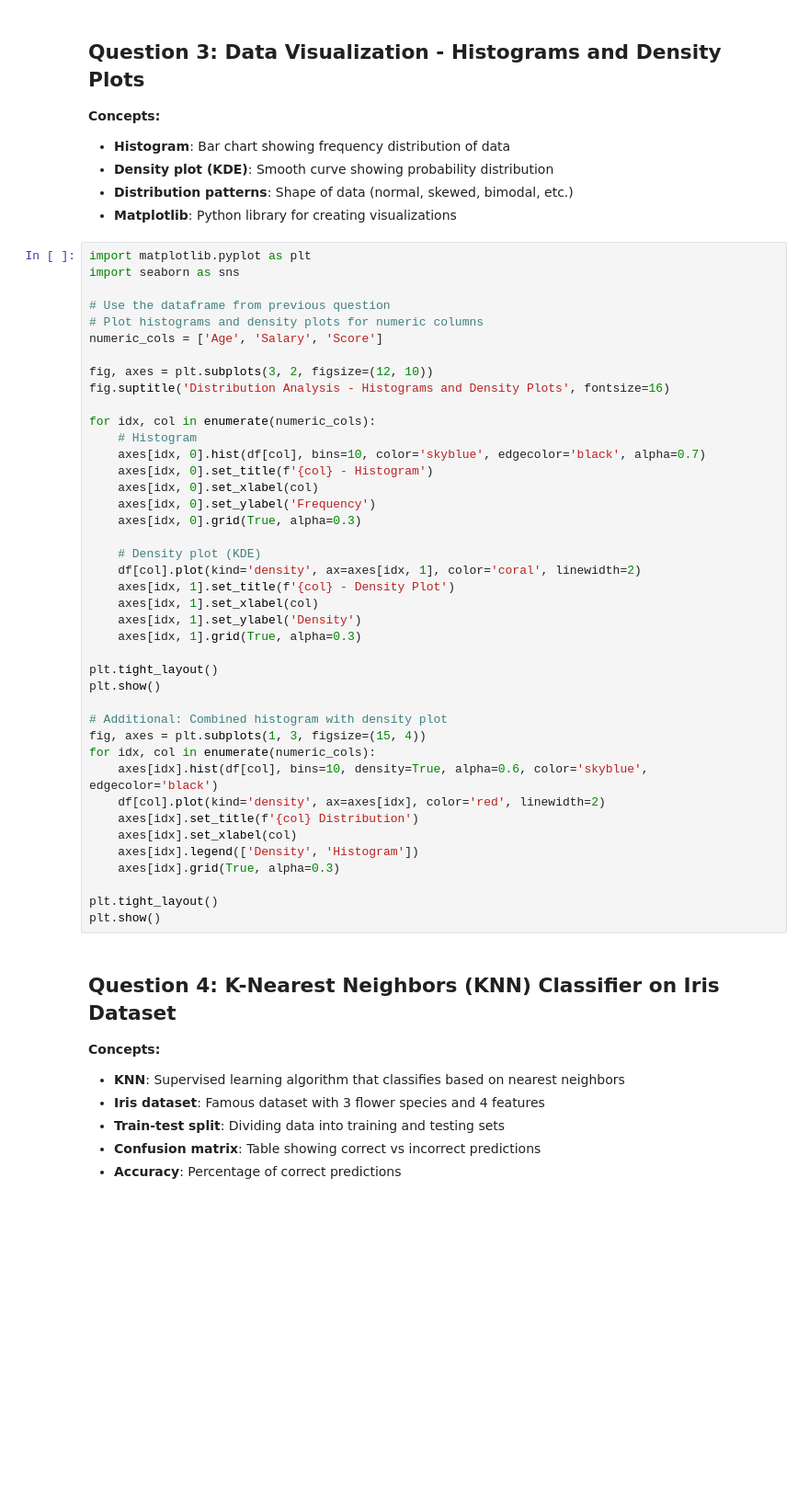
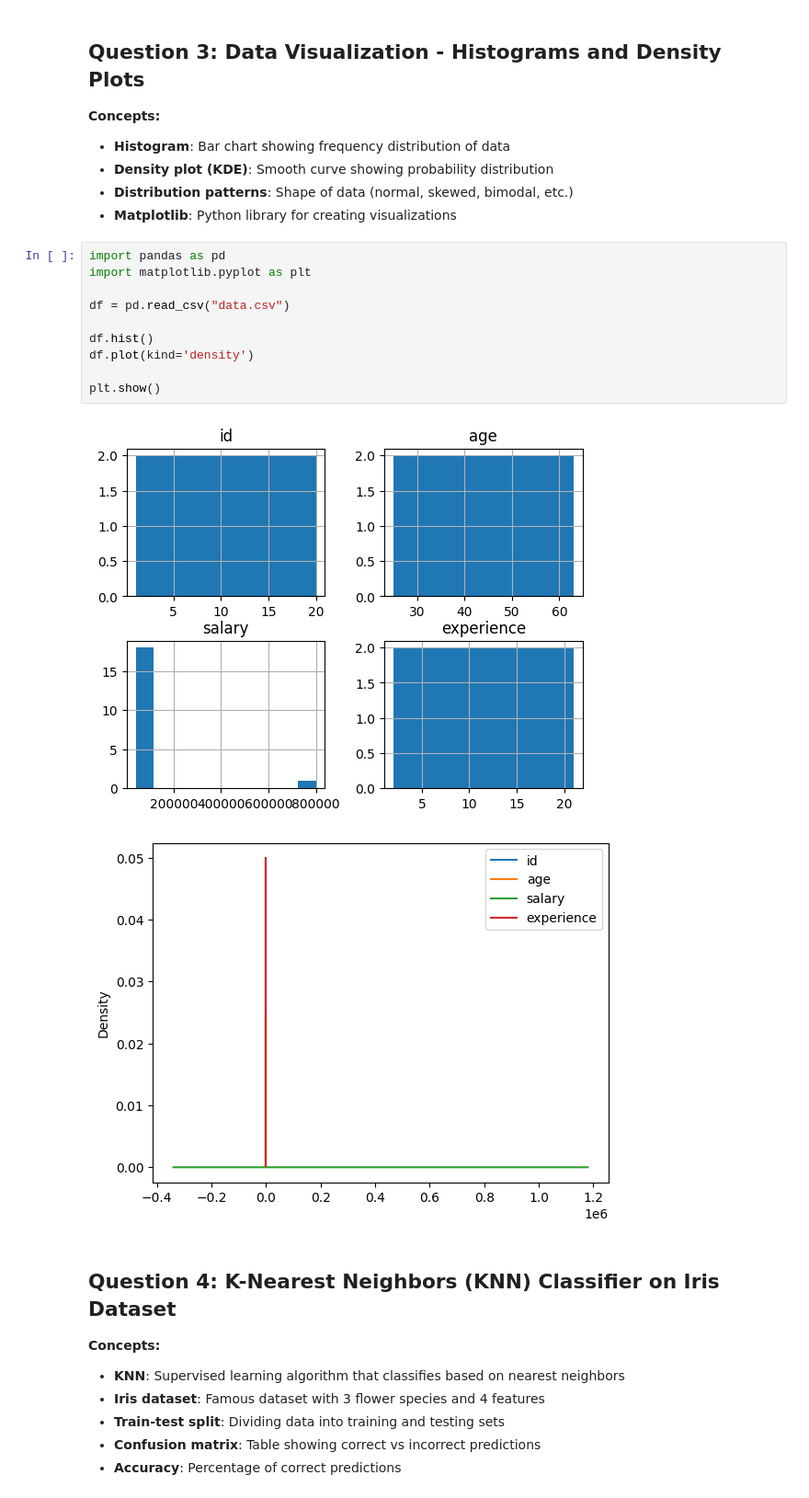
Before and after one commit to JagadeeswarJ/MDS-Lab, a Jupyter notebook: lab_exams/set-1.ipynb, the cells around one changed output. Shown: that part at 92% size. Cells and saved outputs as stored; diff of their text form; blank space fills up the shorter version.

```diff
--- a/lab_exams/set-1.ipynb
+++ b/lab_exams/set-1.ipynb
@@ -116,46 +84,18 @@ print(df.describe())
 - **Distribution patterns**: Shape of data (normal, skewed, bimodal, etc.)
 - **Matplotlib**: Python library for creating visualizations
 # %%
+import pandas as pd
 import matplotlib.pyplot as plt
-import seaborn as sns
 
-# Use the dataframe from previous question
-# Plot histograms and density plots for numeric columns
-numeric_cols = ['Age', 'Salary', 'Score']
+df = pd.read_csv("data.csv")
 
-fig, axes = plt.subplots(3, 2, figsize=(12, 10))
-fig.suptitle('Distribution Analysis - Histograms and Density Plots', fontsize=16)
+df.hist()
+df.plot(kind='density')
 
-for idx, col in enumerate(numeric_cols):
-    # Histogram
-    axes[idx, 0].hist(df[col], bins=10, color='skyblue', edgecolor='black', alpha=0.7)
-    axes[idx, 0].set_title(f'{col} - Histogram')
-    axes[idx, 0].set_xlabel(col)
-    axes[idx, 0].set_ylabel('Frequency')
-    axes[idx, 0].grid(True, alpha=0.3)
-
-    # Density plot (KDE)
-    df[col].plot(kind='density', ax=axes[idx, 1], color='coral', linewidth=2)
-    axes[idx, 1].set_title(f'{col} - Density Plot')
-    axes[idx, 1].set_xlabel(col)
-    axes[idx, 1].set_ylabel('Density')
-    axes[idx, 1].grid(True, alpha=0.3)
-
-plt.tight_layout()
 plt.show()
-
-# Additional: Combined histogram with density plot
-fig, axes = plt.subplots(1, 3, figsize=(15, 4))
-for idx, col in enumerate(numeric_cols):
-    axes[idx].hist(df[col], bins=10, density=True, alpha=0.6, color='skyblue', edgecolor='black')
-    df[col].plot(kind='density', ax=axes[idx], color='red', linewidth=2)
-    axes[idx].set_title(f'{col} Distribution')
-    axes[idx].set_xlabel(col)
-    axes[idx].legend(['Density', 'Histogram'])
-    axes[idx].grid(True, alpha=0.3)
-
-plt.tight_layout()
-plt.show()
+# %% [output]
+[figure, added]
+[figure, added]
 # %% [markdown]
 ## Question 4: K-Nearest Neighbors (KNN) Classifier on Iris Dataset
 
```
Also changed, not shown: parts of 3 cells of this notebook, 2 other files.
